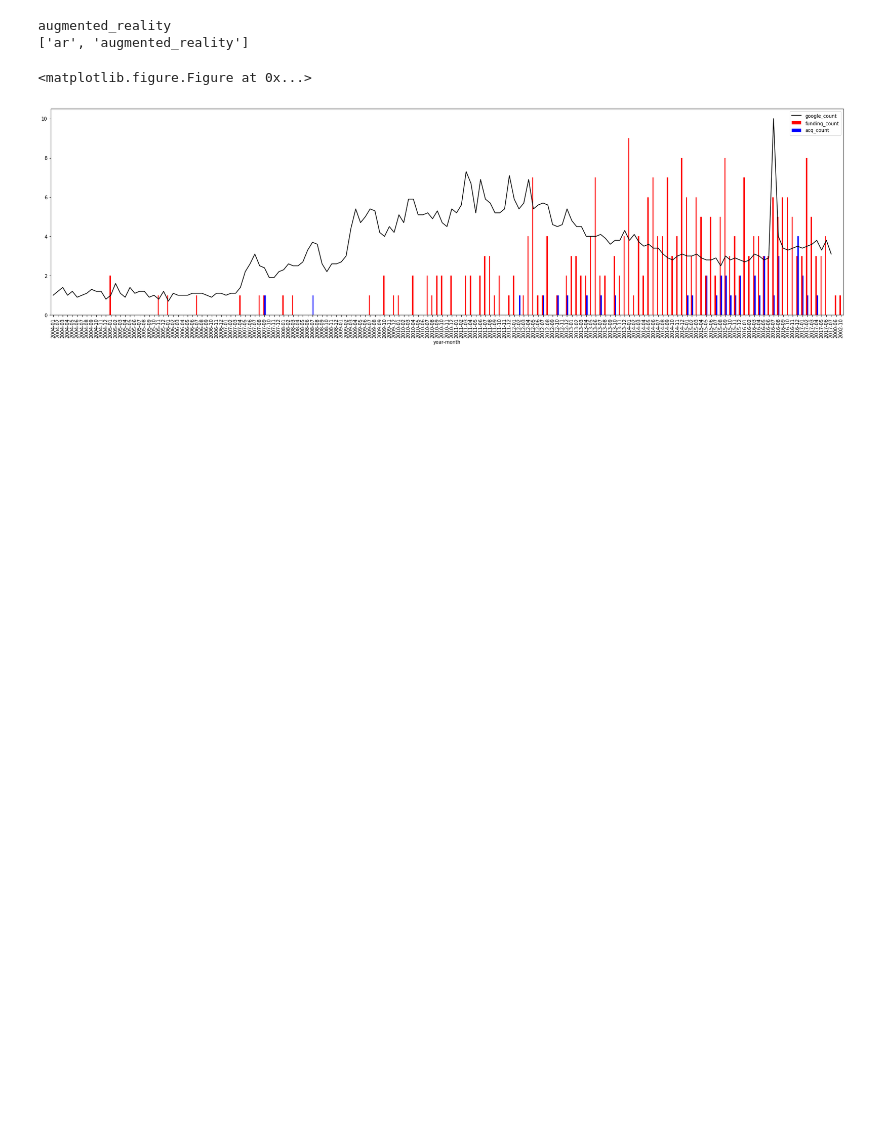
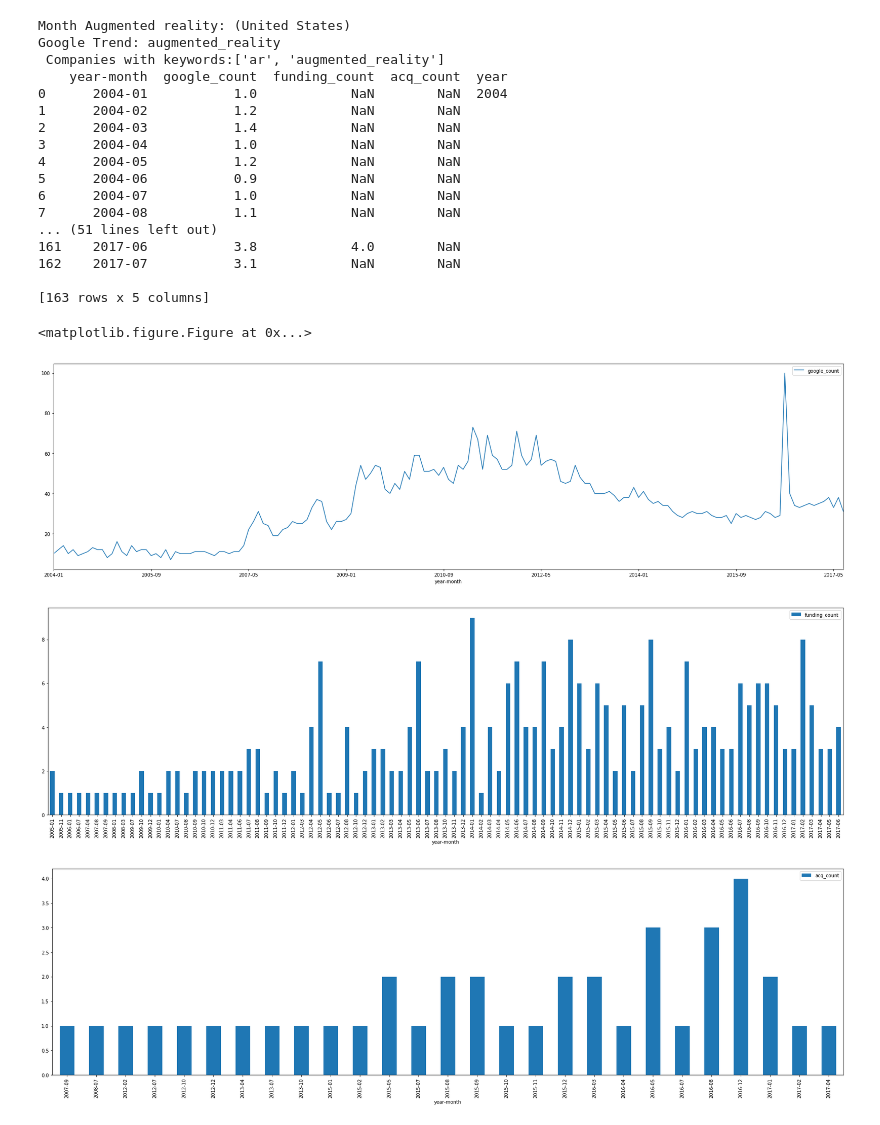
Before and after one commit to coffeemadd/futureplay, a Jupyter notebook: src/visualize_trend.py.ipynb, the cells around one changed output. Drawn from its saved outputs; the diff is of its cells as text; code cells hidden in the pictures; blank space fills up the shorter version.

Commit message:
trend

```diff
--- a/src/visualize_trend.py.ipynb
+++ b/src/visualize_trend.py.ipynb
@@ -37,12 +61,25 @@ Index([u'Month', u'Augmented reality: (United States)'], dtype='object')
 # %%
-def visualize(keyword, words, expand = False):
+def visualize(keyword, words, expand = False, plot_all = False, start_date = '2004-01'):
     fig = plt.figure()
     condition = 'first_funding_on'
 
+#     f = open(trend_folder + keyword + '.csv')
+#     df_google_trend = pd.read_csv(trend_folder + keyword + '.csv', header = 1)
+#     df_google_trend.columns = ['year-month', 'google_count']
+#     if plot_all:
+#         df_google_trend.plot(kind = 'line', x = df_google_trend['year-month'], figsize = (30, 8))
     f = open(trend_folder + keyword + '.csv')
     df_google_trend = pd.read_csv(trend_folder + keyword + '.csv', header = 1)
+    column1, column2 = df_google_trend.columns
+    print column1, column2
+    df_google_trend['google_count'] = df_google_trend[column2].groupby(df_google_trend[column1].str[:7]).transform('mean')
+
+    df_google_trend['year-month'] = df_google_trend[column1].str[:7]
+    df_google_trend = df_google_trend.loc[:,['year-month', 'google_count']]
+    df_google_trend = df_google_trend.drop_duplicates()
     df_google_trend.columns = ['year-month', 'google_count']
-#     df_google_trend.plot(kind = 'line', x = df_google_trend['year-month'], figsize = (30, 8))
+    if plot_all:
+        df_google_trend.plot(kind = 'line', x = df_google_trend['year-month'], figsize = (30, 8))
 
     # load required dataset
     if 'word2company' not in globals():
@@ -85,7 +122,9 @@ def visualize(keyword, words, expand = False):
     df['year-month'] = df['date'].str[:7]
     funding = df.groupby(df['year-month']).size().reset_index()
     funding.columns = ['year-month', 'funding_count']
-#     funding.plot(kind = 'bar', x = funding['year-month'], figsize = (30, 8))
+    funding = funding[funding['year-month'] >= start_date]
+    if plot_all:
+        funding.plot(kind = 'bar', x = funding['year-month'], figsize = (30, 8))
 
 
     df_merged = pd.merge(df_google_trend, funding, on = 'year-month', how = 'outer')
@@ -96,19 +135,42 @@ def visualize(keyword, words, expand = False):
     df['year-month'] = df['acquired_on'].str[:7]
     acq = df.groupby(df['year-month']).size().reset_index()
     acq.columns = ['year-month', 'acq_count']
-#     acq.plot(kind = 'bar', x = acq['year-month'], figsize = (30, 8))
+    acq = acq[acq['year-month'] >= start_date]
+    if plot_all:
+        acq.plot(kind = 'bar', x = acq['year-month'], figsize = (30, 8))
 
-    df_merged['google_count'] /= 10
+    div_by = 100 / (df_merged['funding_count'].max() + 1)
+    df_merged['google_count'] /= div_by
 
     df_merged = pd.merge(df_merged, acq, on = 'year-month', how = 'outer')
-    ax = df_merged[['year-month', 'google_count']].plot(x = 'year-month', linestyle = '-', color = 'black')
-    df_merged[['year-month', 'funding_count', 'acq_count']].plot(x = 'year-month', kind = 'bar', ax = ax, figsize = (30, 8), color = ['red', 'blue'])
-    print keyword
-    print final_words
+    df_merged = df_merged.sort_values(['year-month'])
+    df_merged['year'] = np.where(df_merged['year-month'].str[5:7] == '01', df_merged['year-month'].str[:4], '')
+    ax = df_merged[['year-month', 'google_count']].plot(x = df_merged['year'], linestyle = '-', color = 'black')
+    df_merged[['year-month', 'funding_count', 'acq_count']].plot(x = df_merged['year'], kind = 'bar', rot = 0, ax = ax, fontsize = 25, figsize = (30, 8), color = ['blue', 'red']).legend(loc = 2, fontsize = 20, labels = ['google trend', '# funding', '#M&A'])
+
+    print('Google Trend: {}\n Companies with keywords:{}'.format(keyword, final_words))
+    print df_merged
 # %%
-visualize('augmented_reality', ['augmented_reality', 'ar'], expand = False)
+visualize('augmented_reality', ['augmented_reality', 'ar'], expand = False, plot_all = True)
 # %% [output]
-augmented_reality
-['ar', 'augmented_reality']
+Month Augmented reality: (United States)
+Google Trend: augmented_reality
+ Companies with keywords:['ar', 'augmented_reality']
+    year-month  google_count  funding_count  acq_count  year
+0      2004-01           1.0            NaN        NaN  2004
+1      2004-02           1.2            NaN        NaN
+2      2004-03           1.4            NaN        NaN
+3      2004-04           1.0            NaN        NaN
+4      2004-05           1.2            NaN        NaN
+5      2004-06           0.9            NaN        NaN
+6      2004-07           1.0            NaN        NaN
+7      2004-08           1.1            NaN        NaN
+... (51 lines left out)
+161    2017-06           3.8            4.0        NaN
+162    2017-07           3.1            NaN        NaN
+
+[163 rows x 5 columns]
 <matplotlib.figure.Figure at 0x...>
-[figure, old version]
+[figure, new version]
+[figure, added]
+[figure, added]
```
Also changed, not shown: parts of 6 cells of this notebook.
